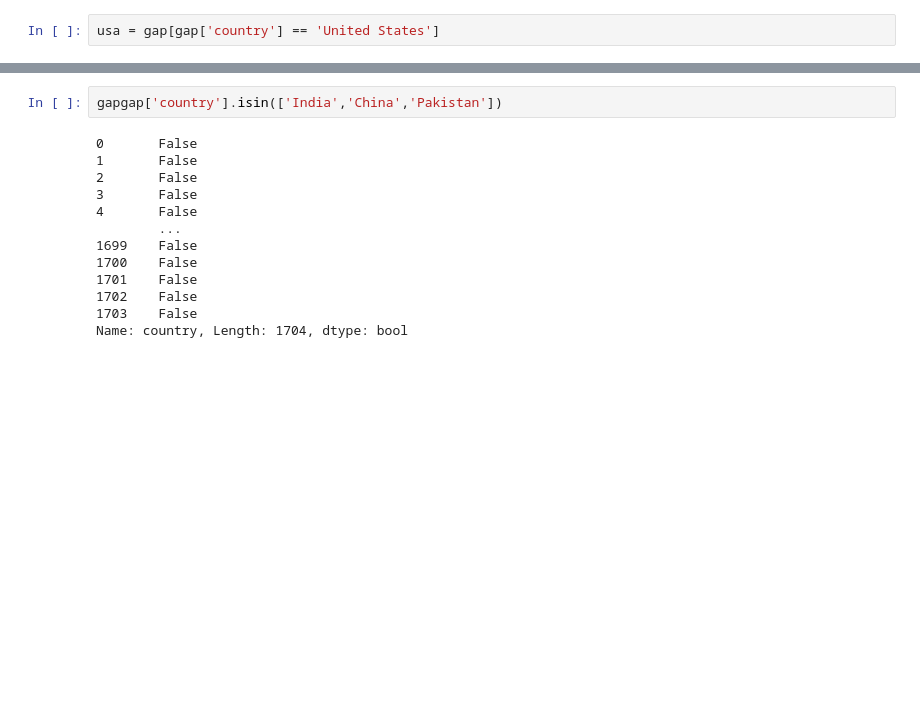
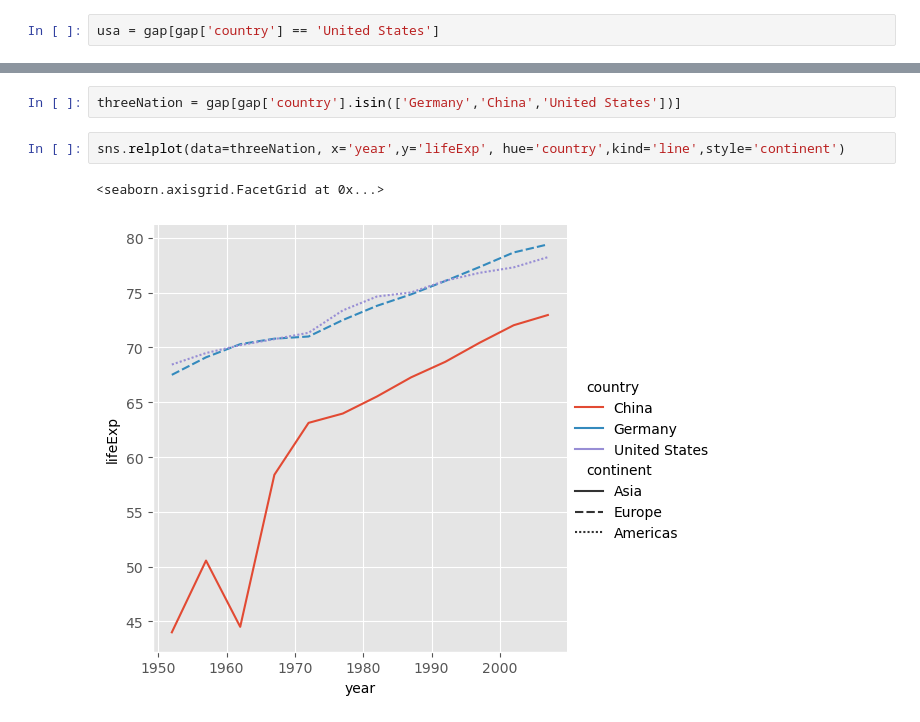
Before and after one commit to Jkhattak/python, a Jupyter notebook: seaborn.ipynb, the cells around one changed output, grey strips where cells are left out. Drawn from its saved outputs; the diff is of its cells as text; blank space fills up the shorter version.

```diff
--- a/seaborn.ipynb
+++ b/seaborn.ipynb
@@ -64,15 +64,7 @@ sns.relplot(data=usa, x='year', y='lifeExp')
-# %%
-gapgap['country'].isin(['India','China','Pakistan'])
-# %% [output]
-0       False
-1       False
-2       False
-3       False
-4       False
-        ...
-1699    False
-1700    False
-1701    False
-1702    False
-1703    False
-Name: country, Length: 1704, dtype: bool
+# %%
+threeNation = gap[gap['country'].isin(['Germany','China','United States'])]
+# %%
+sns.relplot(data=threeNation, x='year',y='lifeExp', hue='country',kind='line',style='continent')
+# %% [output]
+<seaborn.axisgrid.FacetGrid at 0x...>
+[figure, added]
```
Also changed, not shown: parts of 22 cells of this notebook.
